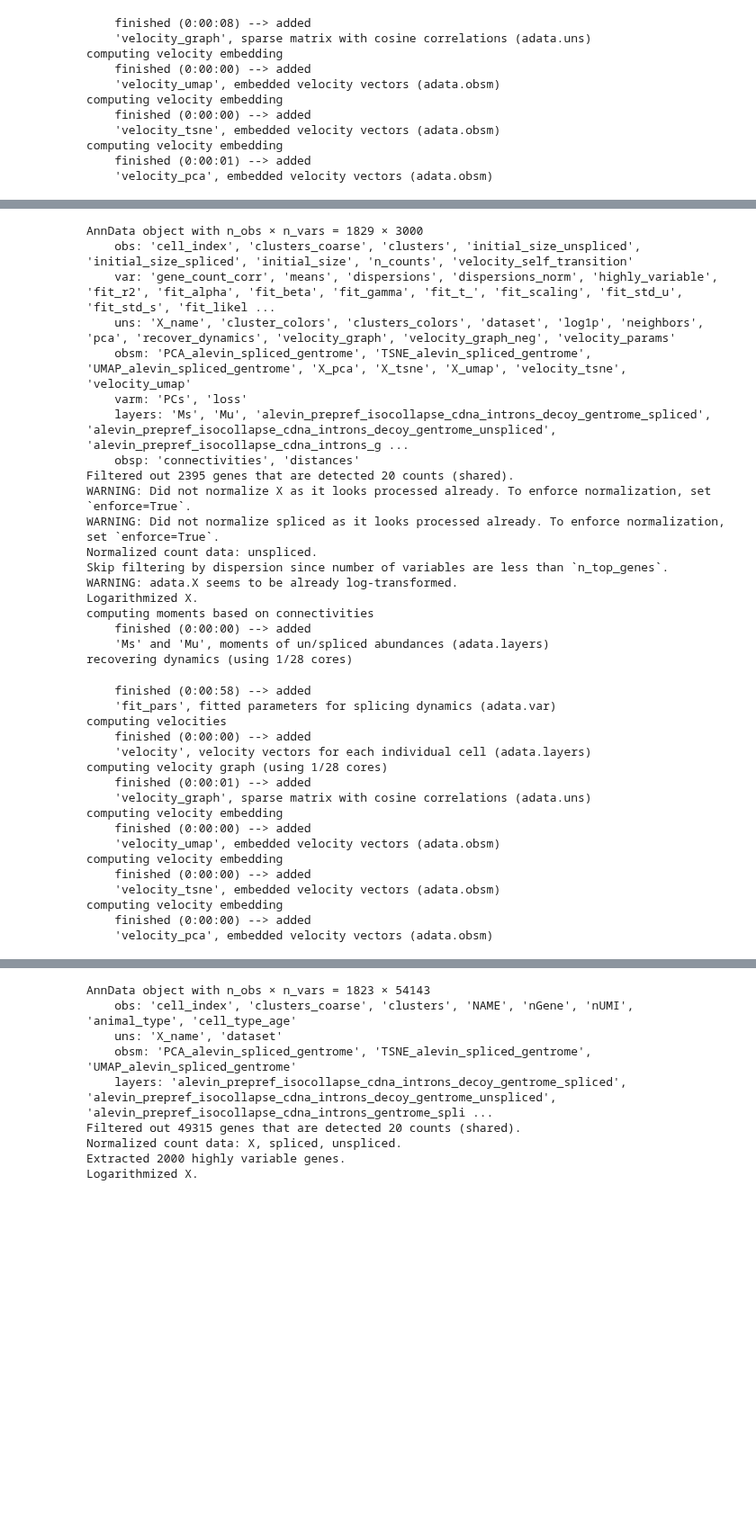
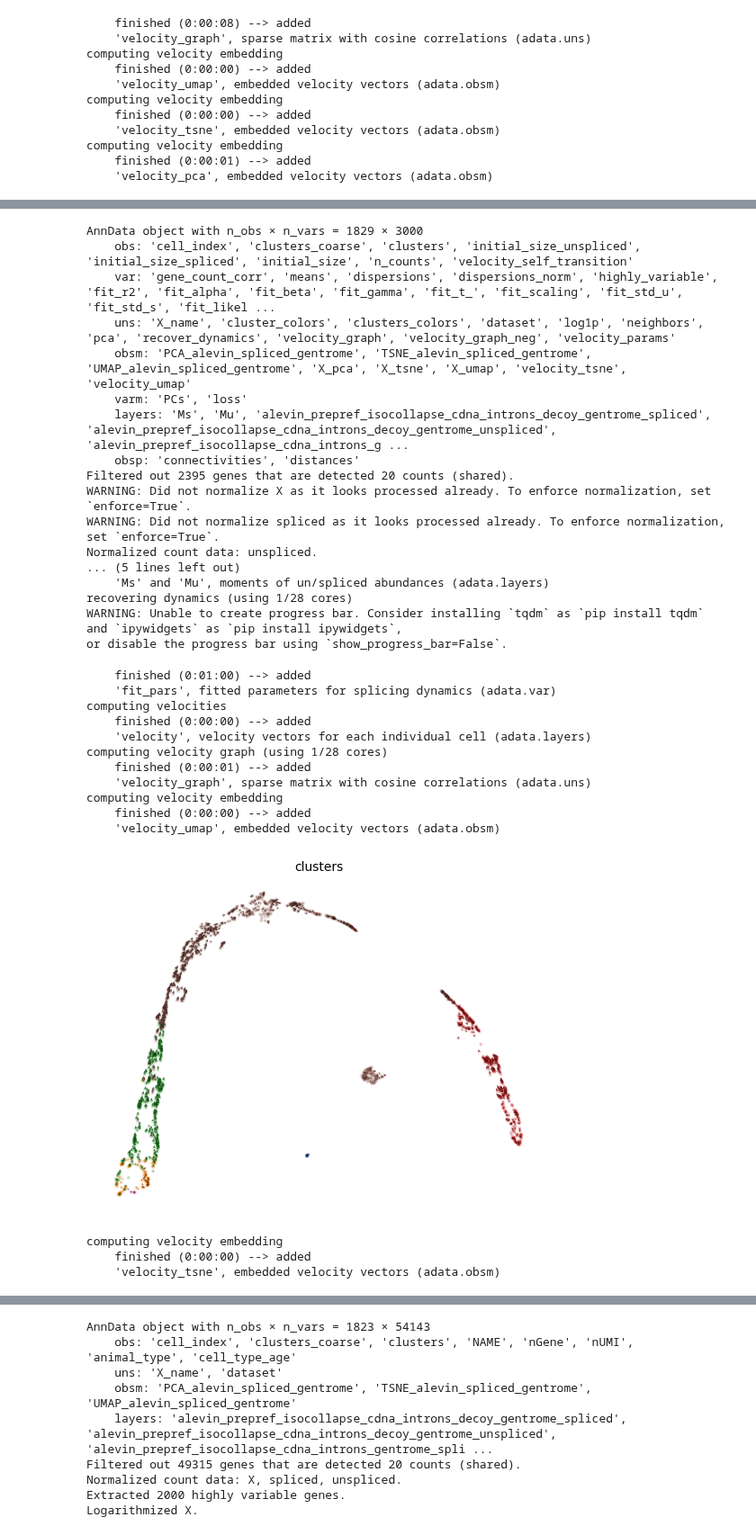
Before and after one commit to Johanna-Engeln/masterthesis_velocity, a Jupyter notebook: script/0414_dataPreparation2.ipynb, the cells around one changed output, grey strips where cells are left out. Shown at 90% size. Cells and saved outputs as stored; diff of their text form; code cells hidden in the pictures; blank space fills up the shorter version.

```diff
--- a/script/0414_dataPreparation2.ipynb
+++ b/script/0414_dataPreparation2.ipynb
@@ -267,5 +280,6 @@ NameError: name 'sc' is not defined
 # %%
 # Dataset 16 - spermatogenesis
+# Download: https://www.fmi.ch/groups/gbioinfo/RNAVeloQuant/RNAVeloQuant.html
 adata = sc.read("../data/noEmbedding/Spermatogenesis_sce_quantifications_combined.h5ad")
 print(adata)
 adata.layers['spliced'] = adata.X
@@ -279,44 +293,40 @@ scvelo.pp.moments(adata, n_pcs=30, n_neighbors=30)
 scvelo.tl.recover_dynamics(adata, n_jobs=1)
 scvelo.tl.velocity(adata, mode='dynamical')
 scvelo.tl.velocity_graph(adata)
-scvelo.tl.velocity_embedding(adata, basis='umap')
-scvelo.tl.velocity_embedding(adata, basis='tsne')
+scvelo.pl.velocity_embedding(adata, basis='umap')
+scvelo.pl.velocity_embedding(adata, basis='tsne')
 scvelo.tl.velocity_embedding(adata, basis='pca')
 adata.write_h5ad("../data/noEmbedding/spermatogenesis_precomputed.h5ad")
 # %% [output]
 AnnData object with n_obs × n_vars = 1829 × 3000
     obs: 'cell_index', 'clusters_coarse', 'clusters', 'initial_size_unspliced', 'initial_size_spliced', 'initial_size', 'n_counts', 'velocity_self_transition'
     var: 'gene_count_corr', 'means', 'dispersions', 'dispersions_norm', 'highly_variable', 'fit_r2', 'fit_alpha', 'fit_beta', 'fit_gamma', 'fit_t_', 'fit_scaling', 'fit_std_u', 'fit_std_s', 'fit_likel ...
     uns: 'X_name', 'cluster_colors', 'clusters_colors', 'dataset', 'log1p', 'neighbors', 'pca', 'recover_dynamics', 'velocity_graph', 'velocity_graph_neg', 'velocity_params'
     obsm: 'PCA_alevin_spliced_gentrome', 'TSNE_alevin_spliced_gentrome', 'UMAP_alevin_spliced_gentrome', 'X_pca', 'X_tsne', 'X_umap', 'velocity_tsne', 'velocity_umap'
     varm: 'PCs', 'loss'
     layers: 'Ms', 'Mu', 'alevin_prepref_isocollapse_cdna_introns_decoy_gentrome_spliced', 'alevin_prepref_isocollapse_cdna_introns_decoy_gentrome_unspliced', 'alevin_prepref_isocollapse_cdna_introns_g ...
     obsp: 'connectivities', 'distances'
 Filtered out 2395 genes that are detected 20 counts (shared).
 WARNING: Did not normalize X as it looks processed already. To enforce normalization, set `enforce=True`.
 WARNING: Did not normalize spliced as it looks processed already. To enforce normalization, set `enforce=True`.
 Normalized count data: unspliced.
-Skip filtering by dispersion since number of variables are less than `n_top_genes`.
-WARNING: adata.X seems to be already log-transformed.
-Logarithmized X.
-computing moments based on connectivities
-    finished (0:00:00) --> added
+... (5 lines left out)
     'Ms' and 'Mu', moments of un/spliced abundances (adata.layers)
 recovering dynamics (using 1/28 cores)
+WARNING: Unable to create progress bar. Consider installing `tqdm` as `pip install tqdm` and `ipywidgets` as `pip install ipywidgets`,
+or disable the progress bar using `show_progress_bar=False`.
-    finished (0:00:58) --> added
+    finished (0:01:00) --> added
     'fit_pars', fitted parameters for splicing dynamics (adata.var)
 computing velocities
     finished (0:00:00) --> added
     'velocity', velocity vectors for each individual cell (adata.layers)
 computing velocity graph (using 1/28 cores)
     finished (0:00:01) --> added
     'velocity_graph', sparse matrix with cosine correlations (adata.uns)
 computing velocity embedding
     finished (0:00:00) --> added
     'velocity_umap', embedded velocity vectors (adata.obsm)
-computing velocity embedding
-    finished (0:00:00) --> added
-    'velocity_tsne', embedded velocity vectors (adata.obsm)
-computing velocity embedding
-    finished (0:00:00) --> added
-    'velocity_pca', embedded velocity vectors (adata.obsm)
+[figure, added]
+computing velocity embedding
+    finished (0:00:00) --> added
+    'velocity_tsne', embedded velocity vectors (adata.obsm)
```
Also changed, not shown: parts of 12 cells of this notebook, 2 other files.
